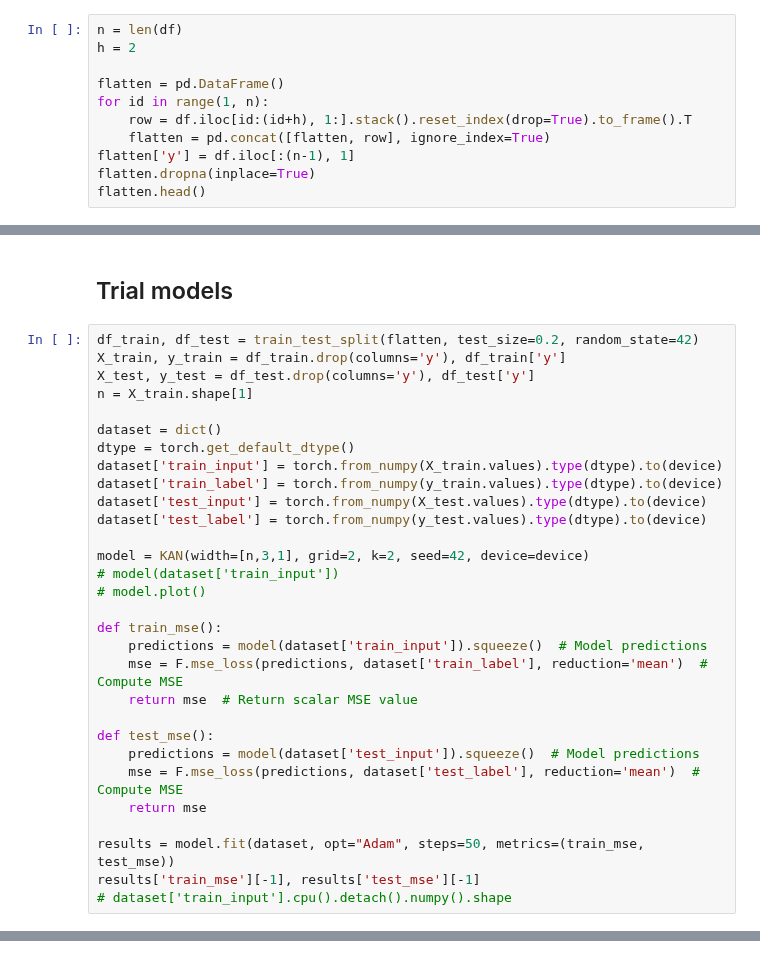
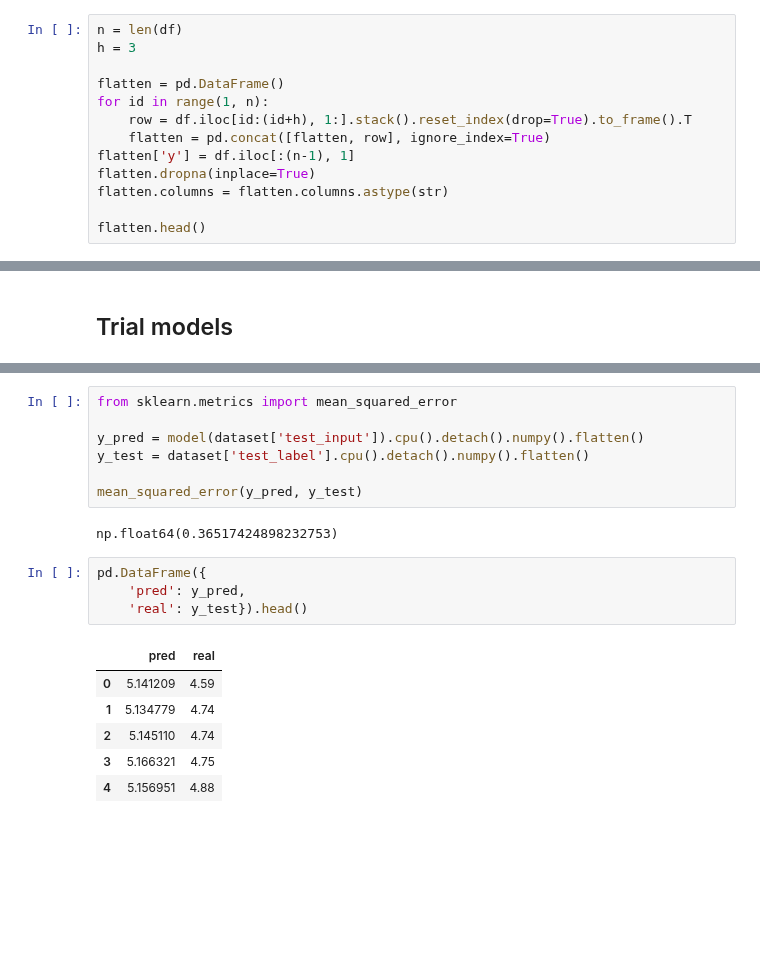
Before and after one commit to QuanPham19/functional-kan, a Jupyter notebook: phase_1/notebooks_treasury/treasury_kan.ipynb, the cells around one changed output, grey strips where cells are left out. Cells and saved outputs as stored; diff of their text form; blank space fills up the shorter version.

```diff
--- a/phase_1/notebooks_treasury/treasury_kan.ipynb
+++ b/phase_1/notebooks_treasury/treasury_kan.ipynb
@@ -40,7 +41,7 @@ plt.legend(id_list)
 ## Flatten data
 # %%
 n = len(df)
-h = 2
+h = 3
 
 flatten = pd.DataFrame()
 for id in range(1, n):
@@ -48,6 +49,8 @@ for id in range(1, n):
     flatten = pd.concat([flatten, row], ignore_index=True)
 flatten['y'] = df.iloc[:(n-1), 1]
 flatten.dropna(inplace=True)
+flatten.columns = flatten.columns.astype(str)
+
 flatten.head()
 # %% [output]
 |  | 0 | 1 | 2 | 3 | 4 | 5 | 6 | 7 | 8 | 9 | ... | ... |
@@ -60,32 +63,2 @@ flatten.head()
 # %% [markdown]
 ## Trial models
-# %%
-df_train, df_test = train_test_split(flatten, test_size=0.2, random_state=42)
-X_train, y_train = df_train.drop(columns='y'), df_train['y']
-X_test, y_test = df_test.drop(columns='y'), df_test['y']
-n = X_train.shape[1]
-
-dataset = dict()
-dtype = torch.get_default_dtype()
-dataset['train_input'] = torch.from_numpy(X_train.values).type(dtype).to(device)
-dataset['train_label'] = torch.from_numpy(y_train.values).type(dtype).to(device)
-dataset['test_input'] = torch.from_numpy(X_test.values).type(dtype).to(device)
-dataset['test_label'] = torch.from_numpy(y_test.values).type(dtype).to(device)
-
-model = KAN(width=[n,3,1], grid=2, k=2, seed=42, device=device)
-# model(dataset['train_input'])
-# model.plot()
-
-def train_mse():
-    predictions = model(dataset['train_input']).squeeze()  # Model predictions
-    mse = F.mse_loss(predictions, dataset['train_label'], reduction='mean')  # Compute MSE
-    return mse  # Return scalar MSE value
-
-def test_mse():
-    predictions = model(dataset['test_input']).squeeze()  # Model predictions
-    mse = F.mse_loss(predictions, dataset['test_label'], reduction='mean')  # Compute MSE
-    return mse
-
-results = model.fit(dataset, opt="Adam", steps=50, metrics=(train_mse, test_mse))
-results['train_mse'][-1], results['test_mse'][-1]
-# dataset['train_input'].cpu().detach().numpy().shape
@@ -114,3 +148,23 @@ tensor([4.7600, 3.8000, 5.4500, 3.8600, 4.6600, 5.5300, 5.5300, 4.2200, 5.3700,
+# %%
+from sklearn.metrics import mean_squared_error
+
+y_pred = model(dataset['test_input']).cpu().detach().numpy().flatten()
+y_test = dataset['test_label'].cpu().detach().numpy().flatten()
+
+mean_squared_error(y_pred, y_test)
+# %% [output]
+np.float64(0.36517424898232753)
+# %%
+pd.DataFrame({
+    'pred': y_pred,
+    'real': y_test}).head()
+# %% [output]
+|  | pred | real |
+| 0 | 5.141209 | 4.59 |
+| 1 | 5.134779 | 4.74 |
+| 2 | 5.145110 | 4.74 |
+| 3 | 5.166321 | 4.75 |
+| 4 | 5.156951 | 4.88 |
 # %%
 model.plot()
 # %% [output]
```
Also changed, not shown: parts of 8 cells of this notebook, 6 other files.
